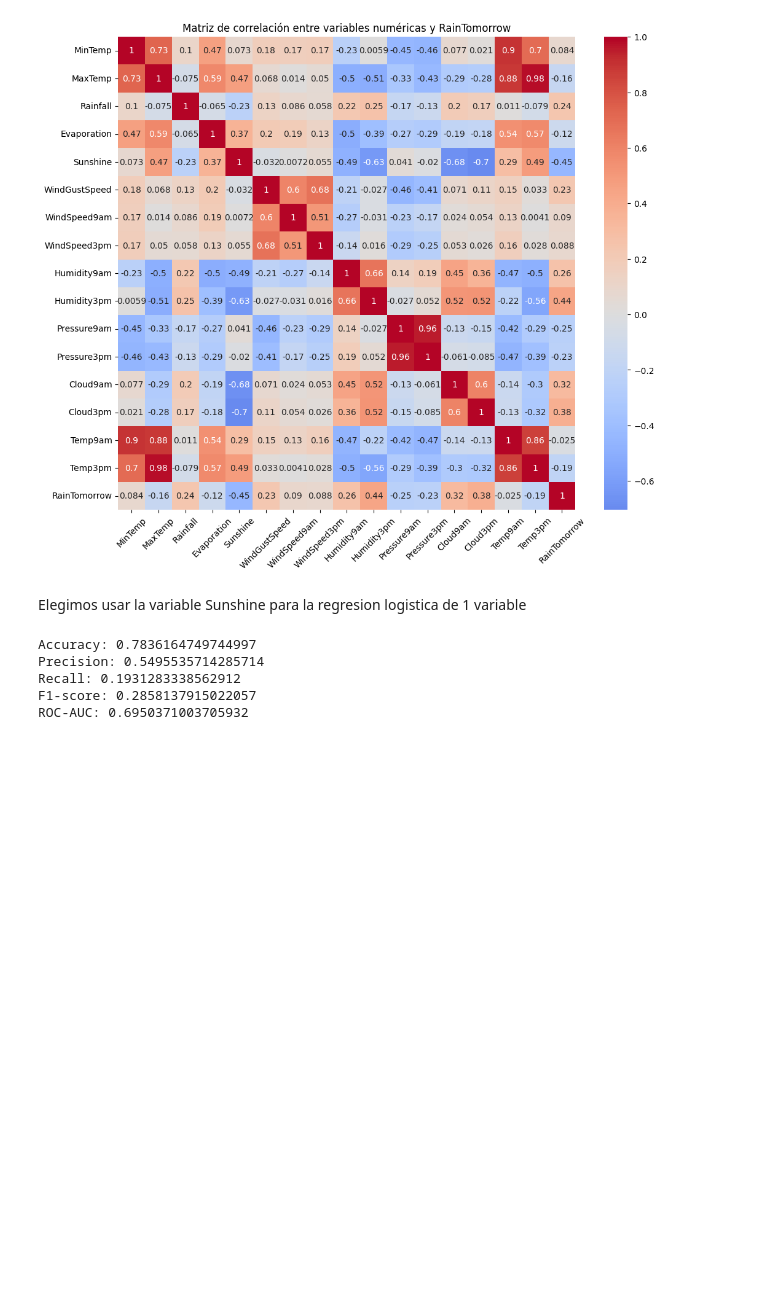
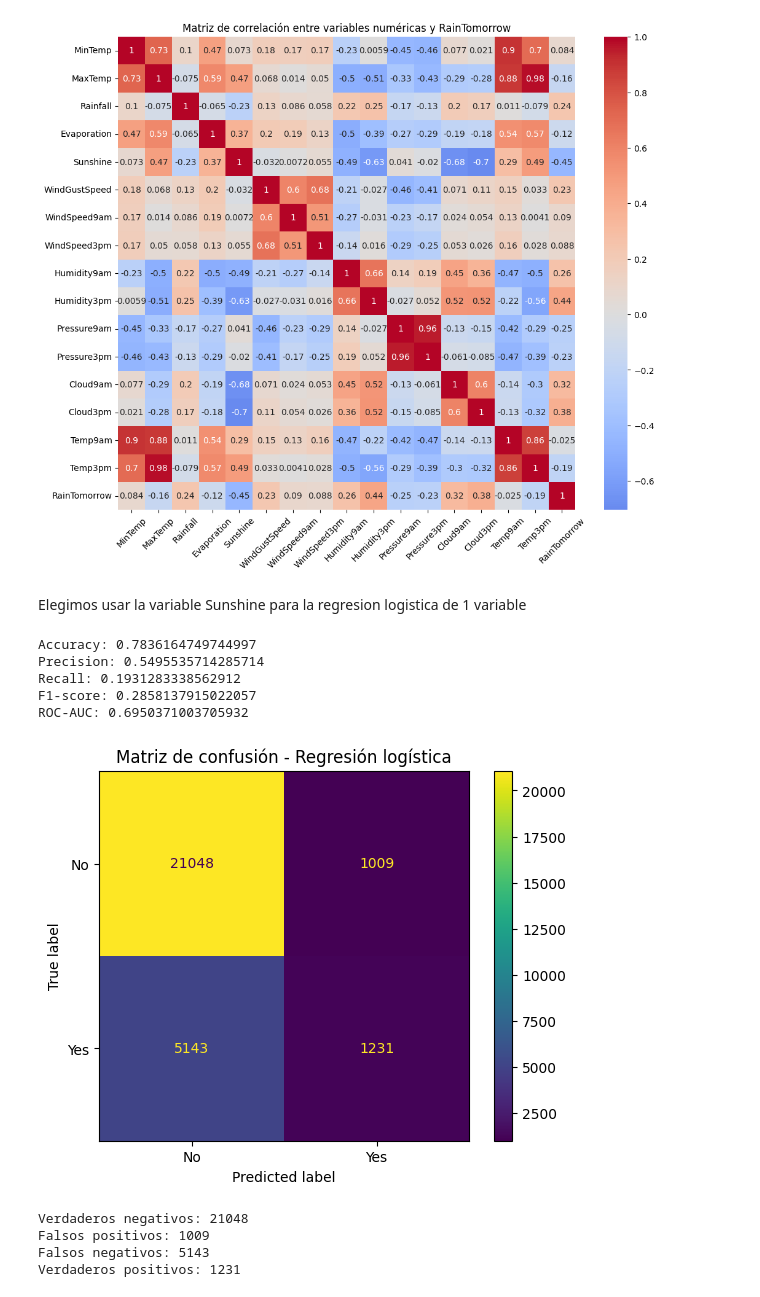
Before and after one commit to ZahirJacob/AA1-TUIA-Dimenna-Jacob-Taborda, a Jupyter notebook: TP_clasificacion_AA1.ipynb, the cells around one changed output. Cells and saved outputs as stored; diff of their text form; code cells hidden in the pictures; blank space fills up the shorter version.

```diff
--- a/TP_clasificacion_AA1.ipynb
+++ b/TP_clasificacion_AA1.ipynb
@@ -861,9 +856,11 @@ modelo_logistico_una_var = Pipeline(steps=[
 
 # entrenamos el modelo utilizando el conjunto de entrenamiento
 modelo_logistico_una_var.fit(X_train_variable_unica, y_train)
+
 # obtenemos las predicciones de clase sobre el conjunto de prueba
-y_pred_logistico = modelo_logistico_una_var.predict(X_test_unica)
+y_pred_una_var = modelo_logistico_una_var.predict(X_test_unica)
+
 # obtenemos las probabilidades de pertenecer a la clase positiva
-y_proba_logistico = modelo_logistico_una_var.predict_proba(X_test_unica)[:, 1]
+y_proba_logistico_una_var = modelo_logistico_una_var.predict_proba(X_test_unica)[:, 1]
 # %%
 # calculamos métricas principales para evaluar el modelo de regresión logística
@@ -884,3 +881,27 @@ Precision: 0.5495535714285714
 Recall: 0.1931283338562912
 F1-score: 0.2858137915022057
 ROC-AUC: 0.6950371003705932
+# %%
+# graficamos la matriz de confusión para la regresión logística
+cm_una_var = confusion_matrix(y_test, y_pred_una_var)
+
+disp = ConfusionMatrixDisplay(confusion_matrix=cm_una_var,display_labels=["No", "Yes"])
+
+disp.plot()
+plt.title("Matriz de confusión - Regresión logística")
+plt.show()
+# %% [output]
+[figure, added]
+# %%
+# extraemos los valores de la matriz de confusión
+vn, fp, fn, vp = cm_una_var.ravel()
+
+print("Verdaderos negativos:", vn)
+print("Falsos positivos:", fp)
+print("Falsos negativos:", fn)
+print("Verdaderos positivos:", vp)
+# %% [output]
+Verdaderos negativos: 21048
+Falsos positivos: 1009
+Falsos negativos: 5143
+Verdaderos positivos: 1231
```
Also changed, not shown: parts of 5 cells of this notebook.
